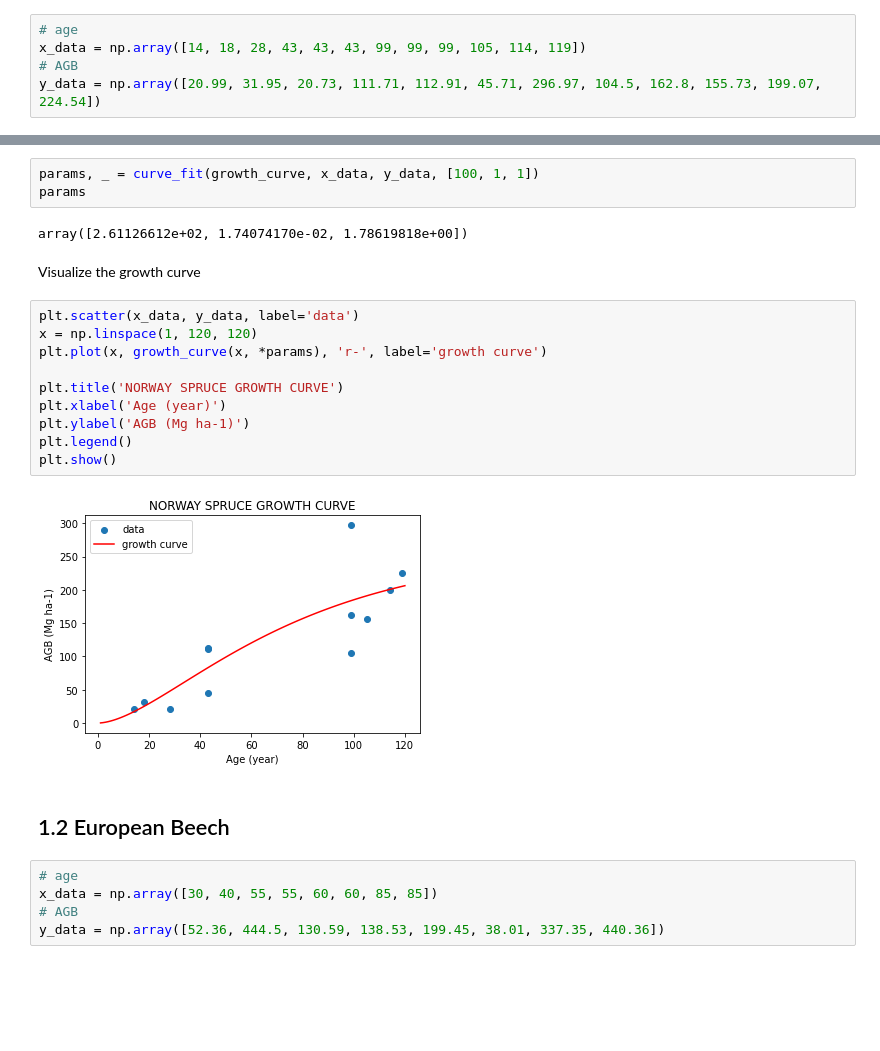
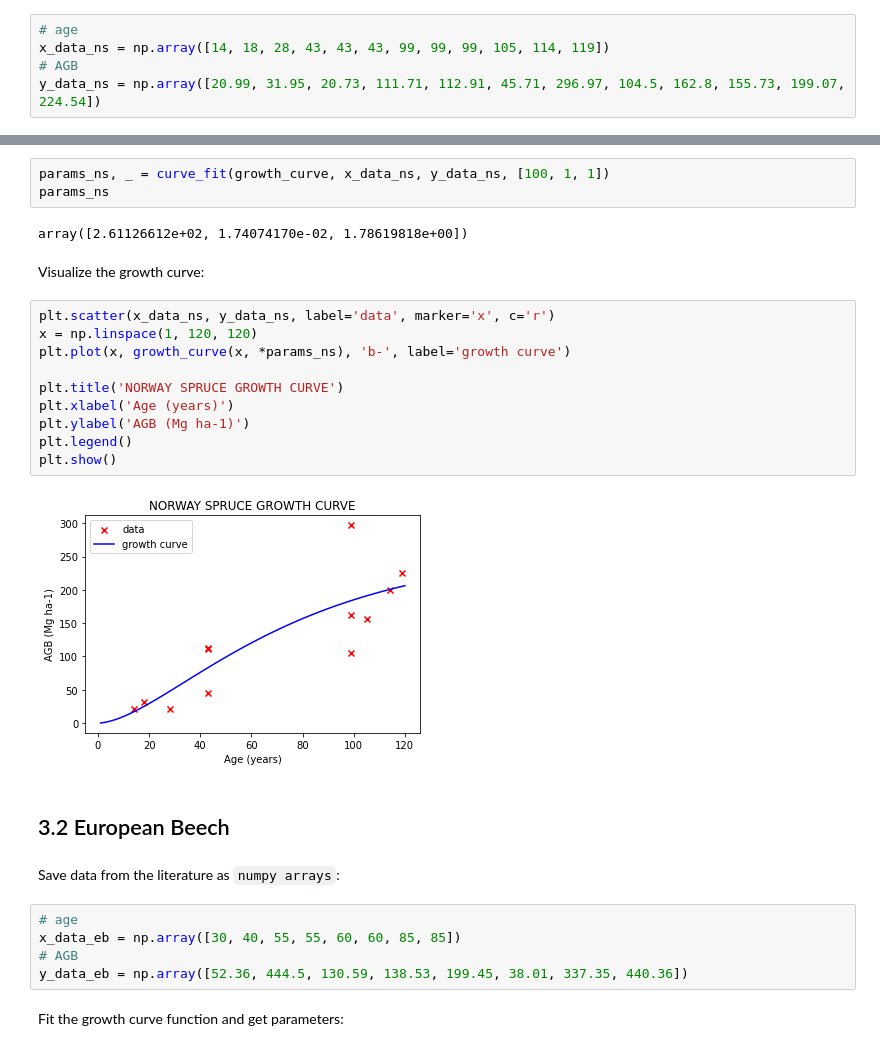
Before and after one commit to derha/GCBM.Carpathians.Data, a Jupyter notebook: Tabular_Data/Tabular_Data.ipynb, the cells around one changed output, grey strips where cells are left out. Drawn from its saved outputs; the diff is of its cells as text; blank space fills up the shorter version.

Commit message:
refactor tabular data preprocessing

```diff
--- a/Tabular_Data/Tabular_Data.ipynb
+++ b/Tabular_Data/Tabular_Data.ipynb
@@ -17,6 +73,6 @@ from scipy.optimize import curve_fit
 # %%
 # age
-x_data = np.array([14, 18, 28, 43, 43, 43, 99, 99, 99, 105, 114, 119])
+x_data_ns = np.array([14, 18, 28, 43, 43, 43, 99, 99, 99, 105, 114, 119])
 # AGB
-y_data = np.array([20.99, 31.95, 20.73, 111.71, 112.91, 45.71, 296.97, 104.5, 162.8, 155.73, 199.07, 224.54])
+y_data_ns = np.array([20.99, 31.95, 20.73, 111.71, 112.91, 45.71, 296.97, 104.5, 162.8, 155.73, 199.07, 224.54])
 # %% [markdown]
@@ -24,27 +80,31 @@ Fit growth curve function and get parameters
 # %%
-params, _ = curve_fit(growth_curve, x_data, y_data, [100, 1, 1])
-params
+params_ns, _ = curve_fit(growth_curve, x_data_ns, y_data_ns, [100, 1, 1])
+params_ns
 # %% [output]
 array([2.61126612e+02, 1.74074170e-02, 1.78619818e+00])
 # %% [markdown]
-Visualize the growth curve
+Visualize the growth curve:
 # %%
-plt.scatter(x_data, y_data, label='data')
+plt.scatter(x_data_ns, y_data_ns, label='data', marker='x', c='r')
 x = np.linspace(1, 120, 120)
-plt.plot(x, growth_curve(x, *params), 'r-', label='growth curve')
+plt.plot(x, growth_curve(x, *params_ns), 'b-', label='growth curve')
 
 plt.title('NORWAY SPRUCE GROWTH CURVE')
-plt.xlabel('Age (year)')
+plt.xlabel('Age (years)')
 plt.ylabel('AGB (Mg ha-1)')
 plt.legend()
 plt.show()
 # %% [output]
-[figure, old version]
+[figure, new version]
 # %% [markdown]
-## 1.2 European Beech
+## 3.2 European Beech
+# %% [markdown]
+Save data from the literature as `numpy arrays`:
 # %%
 # age
-x_data = np.array([30, 40, 55, 55, 60, 60, 85, 85])
+x_data_eb = np.array([30, 40, 55, 55, 60, 60, 85, 85])
 # AGB
-y_data = np.array([52.36, 444.5, 130.59, 138.53, 199.45, 38.01, 337.35, 440.36])
+y_data_eb = np.array([52.36, 444.5, 130.59, 138.53, 199.45, 38.01, 337.35, 440.36])
+# %% [markdown]
+Fit the growth curve function and get parameters:
 # %%
```
Also changed, not shown: parts of 34 cells of this notebook, 2 other files.
